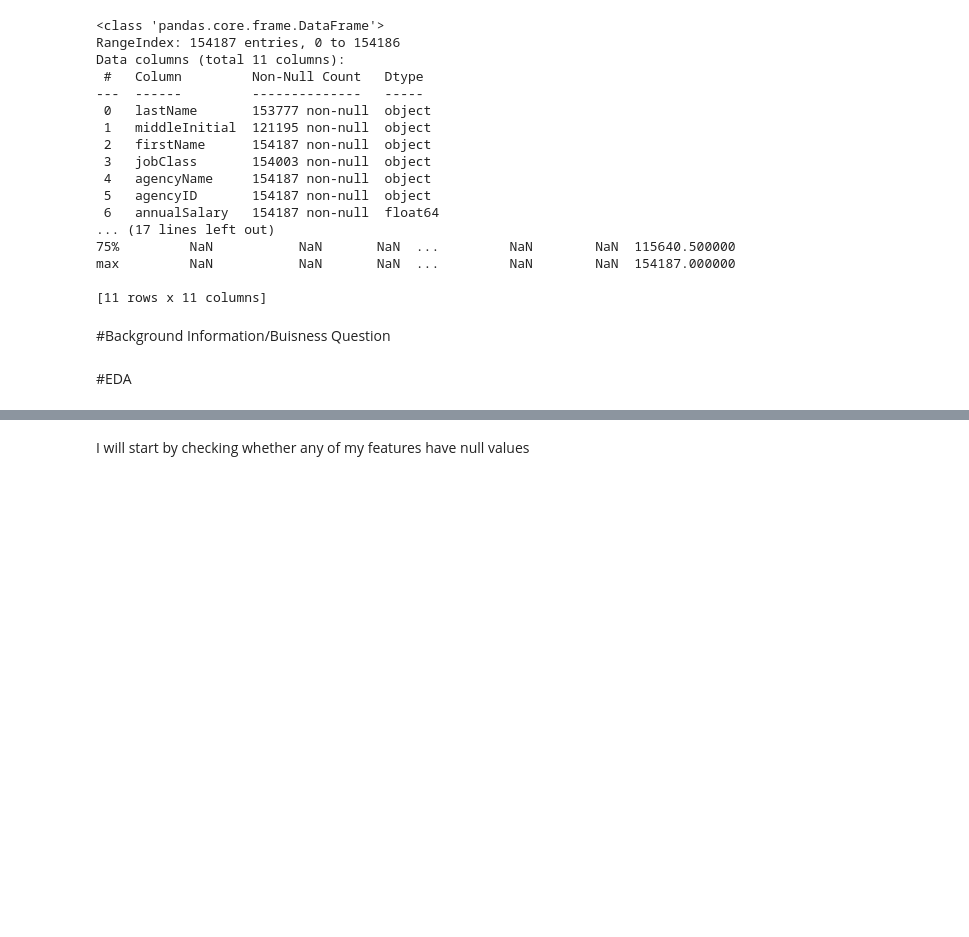
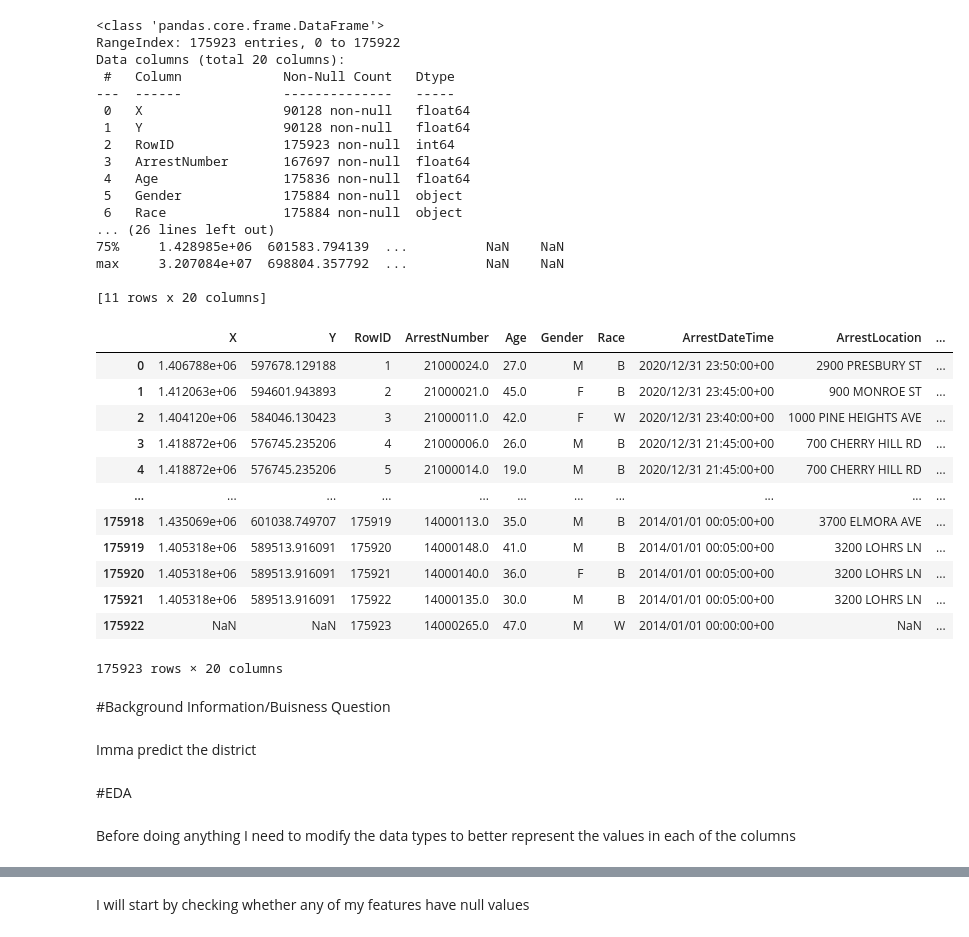
Before and after one commit to ed765super/DATA602-Baltimore-Crime-Data-Classification, a Jupyter notebook: project.ipynb, the cells around one changed output, grey strips where cells are left out. Saved outputs shown, nothing was run; the diff lists cells and outputs as text; code cells hidden in the pictures; blank space fills up the shorter version.

Commit message:
Professor Gave me his blessing on the data. Currrently in Full-Supervised mode. Waiting to change to semi-supervised

```diff
--- a/project.ipynb
+++ b/project.ipynb
@@ -3,28 +3,46 @@
 # %%
 import pandas as pd
 #https://www.kaggle.com/aashofteh/train-dataset-kaggle-credit-scoring-1
-df = pd.read_csv('Baltimore_City_Employee_Salaries.csv', sep=',')
+df = pd.read_csv('Arrests.csv', sep=',')
 print(df.info())
 print(df.describe(include='all'))
+df
 # %% [output]
 <class 'pandas.core.frame.DataFrame'>
-RangeIndex: 154187 entries, 0 to 154186
-Data columns (total 11 columns):
- #   Column         Non-Null Count   Dtype
----  ------         --------------   -----
- 0   lastName       153777 non-null  object
- 1   middleInitial  121195 non-null  object
- 2   firstName      154187 non-null  object
- 3   jobClass       154003 non-null  object
- 4   agencyName     154187 non-null  object
- 5   agencyID       154187 non-null  object
- 6   annualSalary   154187 non-null  float64
-... (17 lines left out)
-75%         NaN           NaN       NaN  ...         NaN        NaN  115640.500000
-max         NaN           NaN       NaN  ...         NaN        NaN  154187.000000
+RangeIndex: 175923 entries, 0 to 175922
+Data columns (total 20 columns):
+ #   Column             Non-Null Count   Dtype
+---  ------             --------------   -----
+ 0   X                  90128 non-null   float64
+ 1   Y                  90128 non-null   float64
+ 2   RowID              175923 non-null  int64
+ 3   ArrestNumber       167697 non-null  float64
+ 4   Age                175836 non-null  float64
+ 5   Gender             175884 non-null  object
+ 6   Race               175884 non-null  object
+... (26 lines left out)
+75%     1.428985e+06  601583.794139  ...          NaN    NaN
+max     3.207084e+07  698804.357792  ...          NaN    NaN
 
-[11 rows x 11 columns]
+[11 rows x 20 columns]
+|  | X | Y | RowID | ArrestNumber | Age | Gender | Race | ArrestDateTime | ArrestLocation | ... |
+| 0 | 1.406788e+06 | 597678.129188 | 1 | 21000024.0 | 27.0 | M | B | 2020/12/31 23:50:00+00 | 2900 PRESBURY ST | ... |
+| 1 | 1.412063e+06 | 594601.943893 | 2 | 21000021.0 | 45.0 | F | B | 2020/12/31 23:45:00+00 | 900 MONROE ST | ... |
+| 2 | 1.404120e+06 | 584046.130423 | 3 | 21000011.0 | 42.0 | F | W | 2020/12/31 23:40:00+00 | 1000 PINE HEIGHTS AVE | ... |
+| 3 | 1.418872e+06 | 576745.235206 | 4 | 21000006.0 | 26.0 | M | B | 2020/12/31 21:45:00+00 | 700 CHERRY HILL RD | ... |
+| 4 | 1.418872e+06 | 576745.235206 | 5 | 21000014.0 | 19.0 | M | B | 2020/12/31 21:45:00+00 | 700 CHERRY HILL RD | ... |
+| ... | ... | ... | ... | ... | ... | ... | ... | ... | ... | ... |
+| 175918 | 1.435069e+06 | 601038.749707 | 175919 | 14000113.0 | 35.0 | M | B | 2014/01/01 00:05:00+00 | 3700 ELMORA AVE | ... |
+| 175919 | 1.405318e+06 | 589513.916091 | 175920 | 14000148.0 | 41.0 | M | B | 2014/01/01 00:05:00+00 | 3200 LOHRS LN | ... |
+| 175920 | 1.405318e+06 | 589513.916091 | 175921 | 14000140.0 | 36.0 | F | B | 2014/01/01 00:05:00+00 | 3200 LOHRS LN | ... |
+| 175921 | 1.405318e+06 | 589513.916091 | 175922 | 14000135.0 | 30.0 | M | B | 2014/01/01 00:05:00+00 | 3200 LOHRS LN | ... |
+| 175922 | NaN | NaN | 175923 | 14000265.0 | 47.0 | M | W | 2014/01/01 00:00:00+00 | NaN | ... |
+175923 rows × 20 columns
 # %% [markdown]
 #Background Information/Buisness Question
+# %% [markdown]
+Imma predict the district
 # %% [markdown]
 #EDA
+# %% [markdown]
+Before doing anything I need to modify the data types to better represent the values in each of the columns
```
Also changed, not shown: parts of 15 cells of this notebook.
